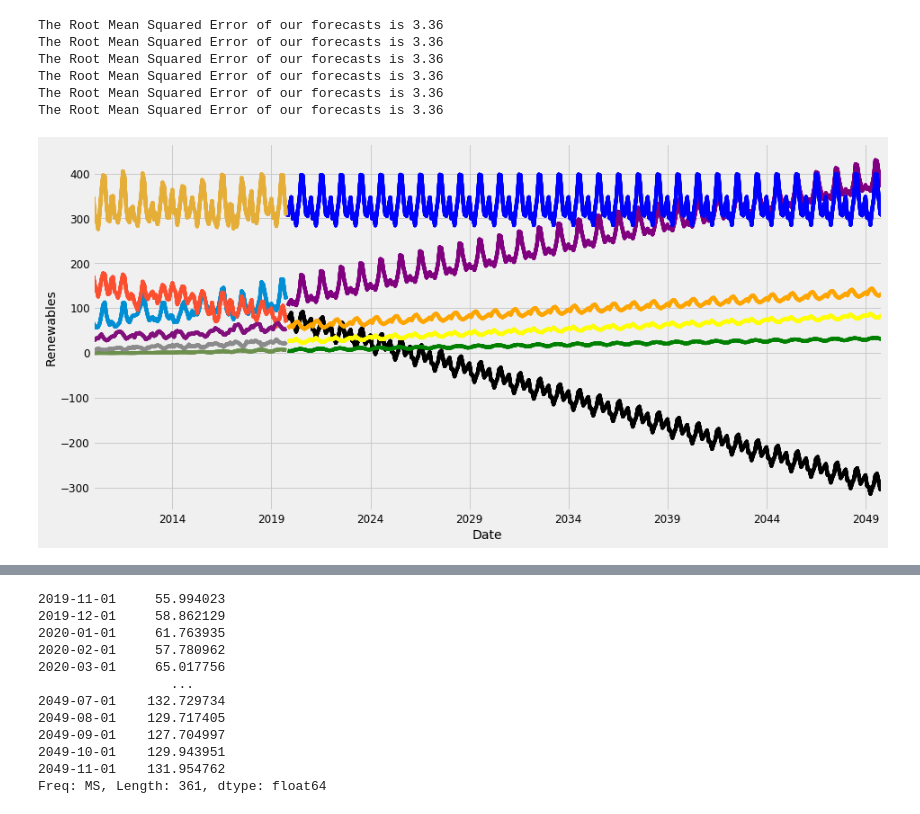
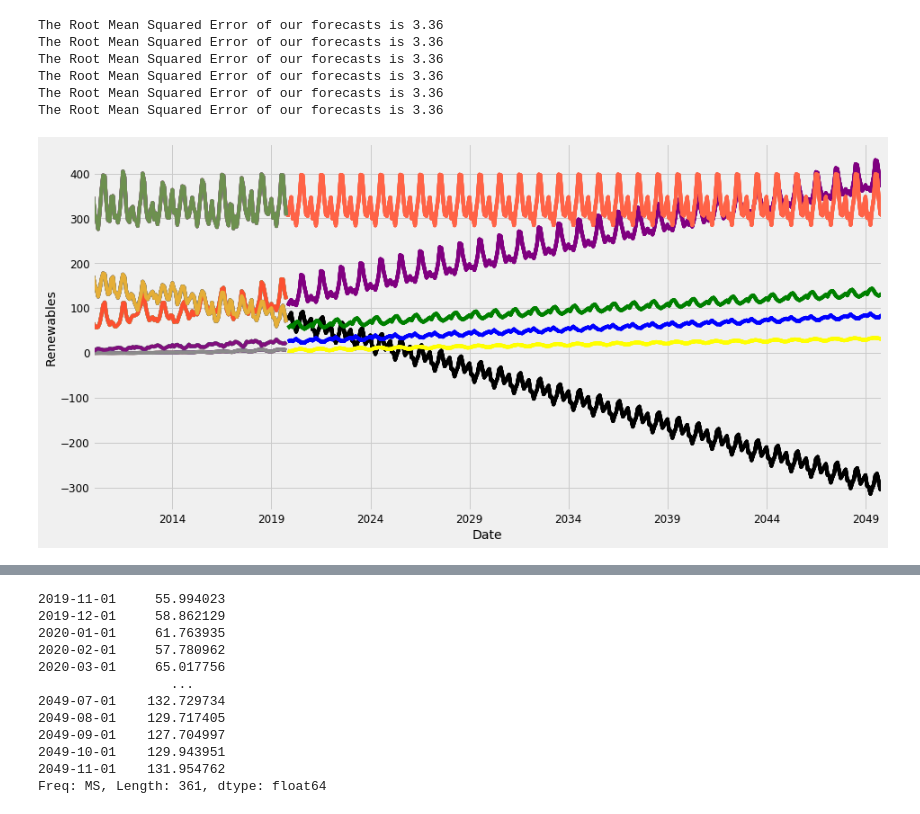
Before and after one commit to Hawkeye3D/Project-3-, a Jupyter notebook: static/python/Analysis 4 - MultiVariate ML.ipynb, the cells around one changed output, grey strips where cells are left out. Cells and saved outputs as stored; diff of their text form; code cells hidden in the pictures.

```diff
--- a/static/python/Analysis 4 - MultiVariate ML.ipynb
+++ b/static/python/Analysis 4 - MultiVariate ML.ipynb
@@ -532,26 +540,30 @@ The Root Mean Squared Error of our forecasts is 3.36
 # %%
-colors = ['purple', 'black', 'blue','green','yellow','orange']
+# This plots out all of the linear projections of the time series
+colors = ['purple', 'black', 'tomato','yellow','blue','green']
+hdrs =['NG_proj','Coal_proj','TotalNet_proj','Solar_proj','Wind_proj','TotalRew_proj']
 c=0
-for i in model_results:
+for j in model_results:
 
-    pred_uc = i.get_forecast(steps=monthstoprojectforward)
-    for i in var:
+    pred_uc = j.get_forecast(steps=monthstoprojectforward)
+    for i in range(0,5) :#var:
         pred_ci = pred_uc.conf_int()
-        ax = i.plot(label='observed', figsize=(14, 7))
+        ax = var[i].plot(label='observed', figsize=(14, 7))
 
         pred_uc.predicted_mean.plot(ax=ax, label='Forecast', color=colors[c])
 #         ax.fill_between(pred_ci.index,
 #                         pred_ci.iloc[:, 0],
 #                         pred_ci.iloc[:, 1], color=colors[c], alpha=.2)
 
         ax.set_xlabel('Date')
         ax.set_ylabel('Renewables')
-#     print(pred_uc.predicted_mean.to_csv)
-    pred_uc.predicted_mean.to_csv(basedir+colors[c]+"_predicted_mean_curve.csv")
+#     create named data
+    pred_uc.predicted_mean.columns =['Date',hdrs[c]]
+    pred_uc.predicted_mean.to_csv(basedir+hdrs[c]+'_'+colors[c]+"_predicted_mean_curve.csv",index_label='Date',header=[hdrs[c]])
     c=c+1
 
 
 #     plt.legend()
+
 plt.show()
 # %% [output]
-[figure, old version]
+[figure, new version]
```
Also changed, not shown: parts of 7 cells of this notebook, 8 other files.
